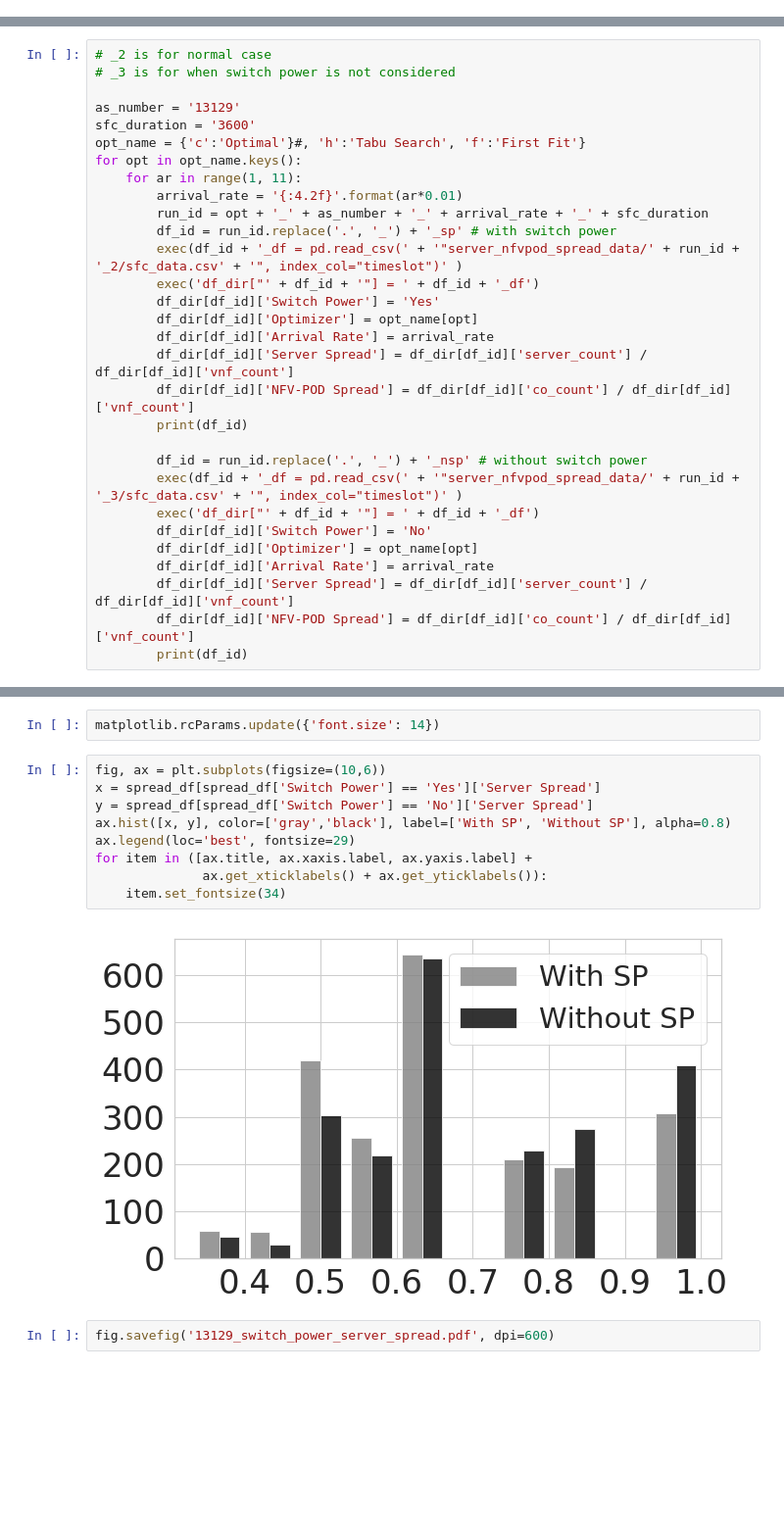
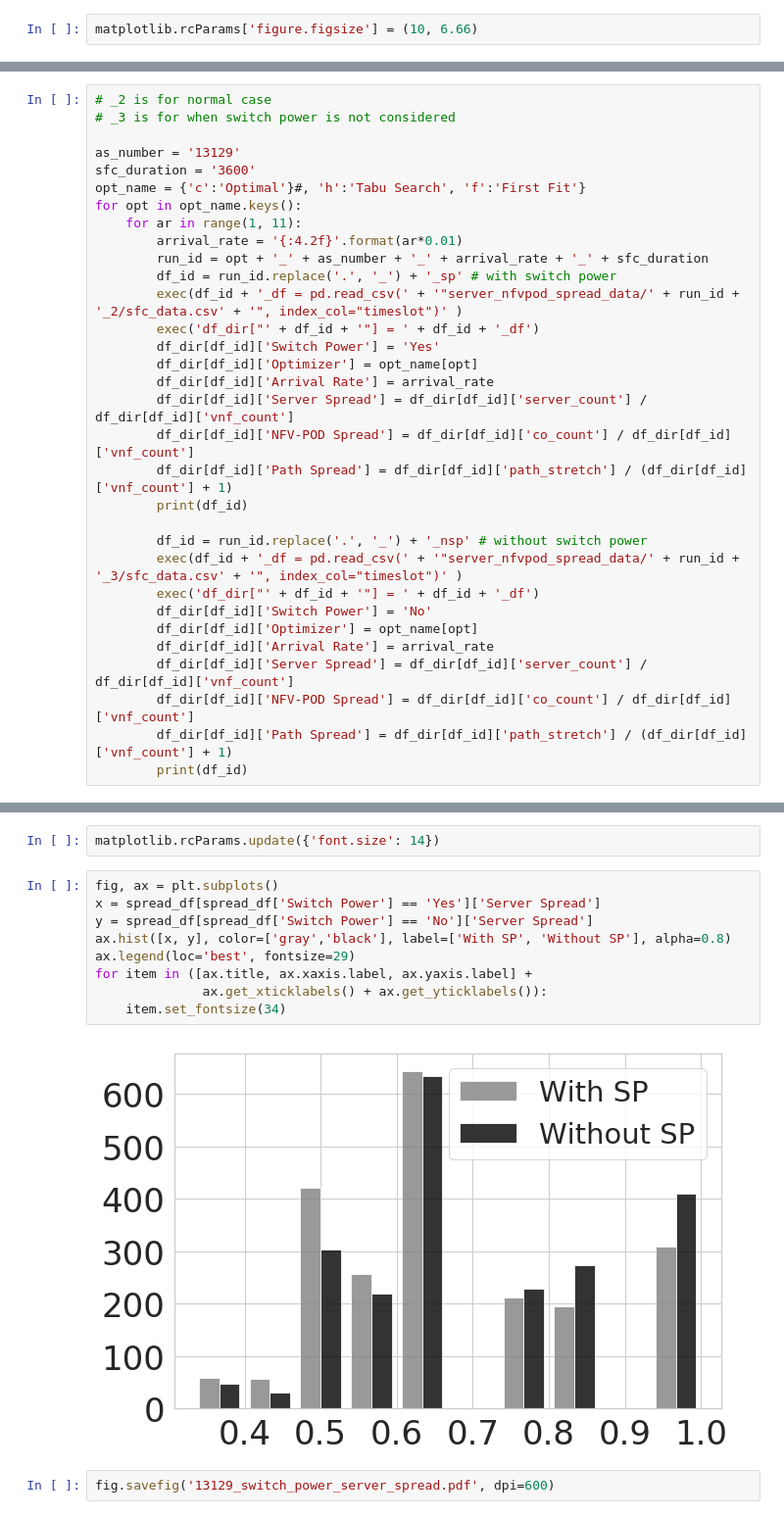
Before and after one commit to mfbari/esso, a Jupyter notebook: plots/plot_server_and_co_spread.ipynb, the cells around one changed output, grey strips where cells are left out. Shown at 98% size. Saved outputs shown, nothing was run; the diff lists cells and outputs as text; blank space fills up the shorter version.

Commit message:
add path spread and carbon plot

```diff
--- a/plots/plot_server_and_co_spread.ipynb
+++ b/plots/plot_server_and_co_spread.ipynb
@@ -11,6 +12,8 @@ import seaborn as sns
 sns.set(style="whitegrid")
 color_palette = ['Red', 'Black', 'Blue']
 figsize=(12,6)
+# %%
+matplotlib.rcParams['figure.figsize'] = (10, 6.66)
 # %%
 matplotlib.rcParams.update({'font.size': 22})
 # %%
@@ -34,6 +37,7 @@ for opt in opt_name.keys():
         df_dir[df_id]['Arrival Rate'] = arrival_rate
         df_dir[df_id]['Server Spread'] = df_dir[df_id]['server_count'] / df_dir[df_id]['vnf_count']
         df_dir[df_id]['NFV-POD Spread'] = df_dir[df_id]['co_count'] / df_dir[df_id]['vnf_count']
+        df_dir[df_id]['Path Spread'] = df_dir[df_id]['path_stretch'] / (df_dir[df_id]['vnf_count'] + 1)
         print(df_id)
 
         df_id = run_id.replace('.', '_') + '_nsp' # without switch power
@@ -44,6 +48,7 @@ for opt in opt_name.keys():
         df_dir[df_id]['Arrival Rate'] = arrival_rate
         df_dir[df_id]['Server Spread'] = df_dir[df_id]['server_count'] / df_dir[df_id]['vnf_count']
         df_dir[df_id]['NFV-POD Spread'] = df_dir[df_id]['co_count'] / df_dir[df_id]['vnf_count']
+        df_dir[df_id]['Path Spread'] = df_dir[df_id]['path_stretch'] / (df_dir[df_id]['vnf_count'] + 1)
         print(df_id)
 # %% [output]
 c_13129_0_01_3600_sp
@@ -168,16 +127,16 @@ array([[<matplotlib.axes._subplots.AxesSubplot object at 0x...>,
 # %%
 matplotlib.rcParams.update({'font.size': 14})
 # %%
-fig, ax = plt.subplots(figsize=(10,6))
+fig, ax = plt.subplots()
 x = spread_df[spread_df['Switch Power'] == 'Yes']['Server Spread']
 y = spread_df[spread_df['Switch Power'] == 'No']['Server Spread']
 ax.hist([x, y], color=['gray','black'], label=['With SP', 'Without SP'], alpha=0.8)
 ax.legend(loc='best', fontsize=29)
 for item in ([ax.title, ax.xaxis.label, ax.yaxis.label] +
               ax.get_xticklabels() + ax.get_yticklabels()):
     item.set_fontsize(34)
 # %% [output]
-[figure, old version]
+[figure, new version]
 # %%
 fig.savefig('13129_switch_power_server_spread.pdf', dpi=600)
 # %%
```
Also changed, not shown: parts of 20 cells of this notebook.
